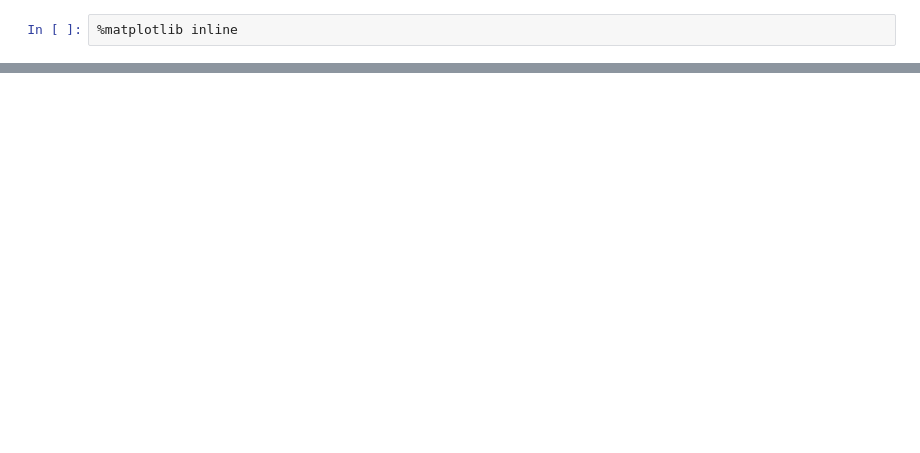
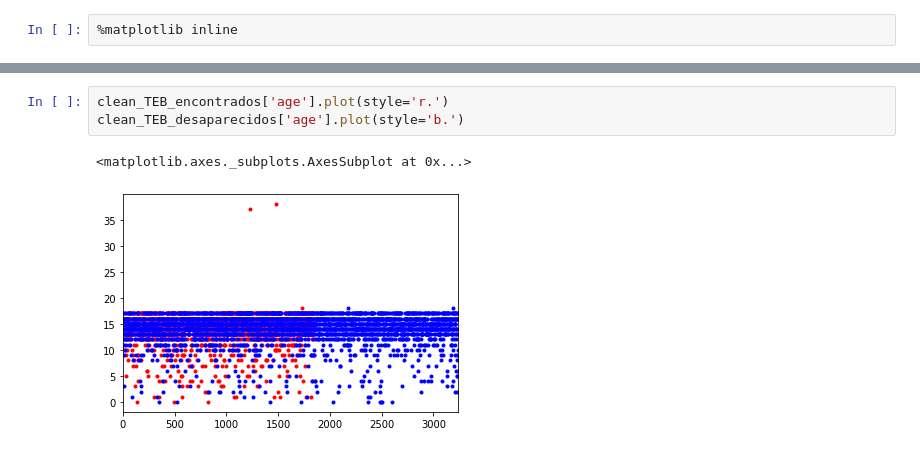
Before and after one commit to royrimachi/te_estamos_buscando_ws, a Jupyter notebook: TEB-Encontrados.ipynb, the cells around one changed output, grey strips where cells are left out. Drawn from its saved outputs; the diff is of its cells as text; blank space fills up the shorter version.

```diff
--- a/TEB-Encontrados.ipynb
+++ b/TEB-Encontrados.ipynb
@@ -211,0 +44,6 @@ dtype: object
+# %%
+clean_TEB_encontrados['age'].plot(style='r.')
+clean_TEB_desaparecidos['age'].plot(style='b.')
+# %% [output]
+<matplotlib.axes._subplots.AxesSubplot at 0x...>
+[figure, added]
```
Also changed, not shown: parts of 33 cells of this notebook, 2 other files.
